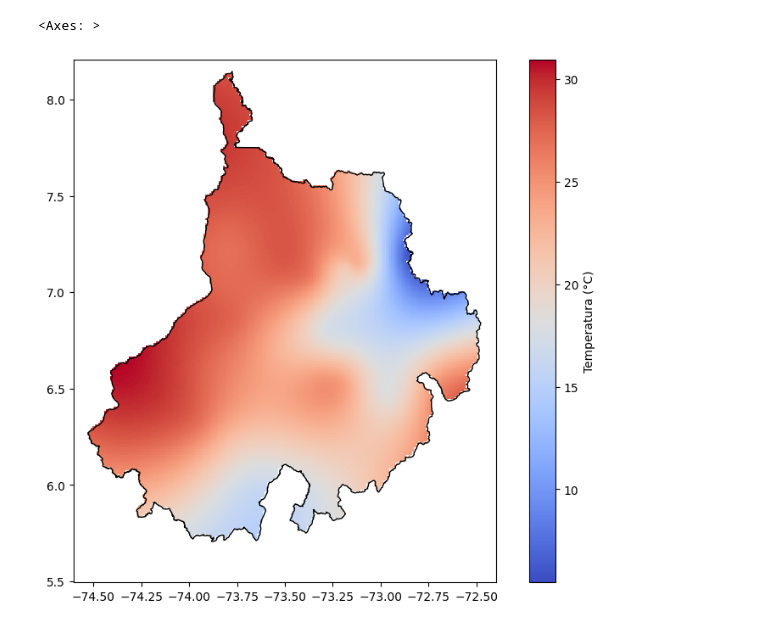
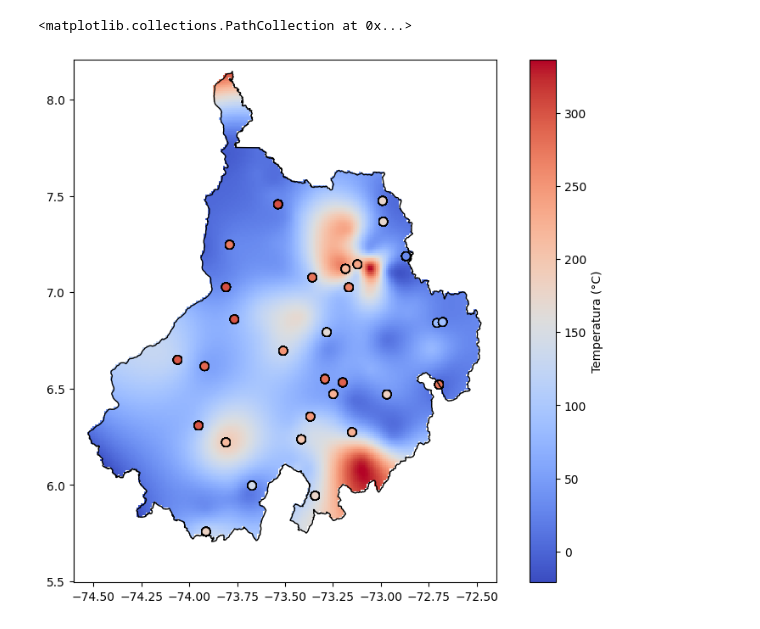
Before and after one commit to leonsuarez24/FIRENET, a Jupyter notebook: notebooks/tests.ipynb, the cells around one changed output. Saved outputs shown, nothing was run; the diff lists cells and outputs as text; code cells hidden in the pictures.

```diff
--- a/notebooks/tests.ipynb
+++ b/notebooks/tests.ipynb
@@ -1,28 +1,29 @@
 # %%
 import verde as vd
 import numpy as np
 import pandas as pd
 import geopandas as gpd
 import matplotlib.pyplot as plt
 
 region = ((-74.6), (-72.4), (5.5), (8.2))
 spacing = 0.01
 grid = vd.grid_coordinates(region, spacing=spacing)
-grid_temperatura = np.load("../data/tmean_interp_final/npy/temperatura_2000-01-01.npy")
+grid_temperatura = np.load("../data/precipitacion_interp_final/npy/precipitacion_2000-01-01.npy")
 data = pd.read_excel('../data/tmean.xlsx')
 gdf = gpd.read_file('../data/aoi/Departamento.shp')
 if gdf.crs != "EPSG:4326":
     gdf = gdf.to_crs("EPSG:4326")
 santander_gdf = gdf[gdf['DeNombre'] == 'Santander']
 mask = np.load("../data/mask.npy")
 
 plt.figure(figsize=(10, 8))
 plt.pcolormesh(grid[0], grid[1], grid_temperatura * mask, cmap='coolwarm', shading='auto')
 plt.colorbar(label='Temperatura (°C)')
 santander_gdf.boundary.plot(ax=plt.gca(), linewidth=1, edgecolor="black", label="Límites de Santander")
+plt.scatter(data['Longitud'], data['Latitud'], c=data['Valor_medio'], cmap='coolwarm', edgecolor='k', s=50)
 # %% [output]
-<Axes: >
+<matplotlib.collections.PathCollection at 0x...>
-[figure, old version]
+[figure, new version]
 # %%
 import verde as vd
 import numpy as np
```
Also changed, not shown: 2 other files.
